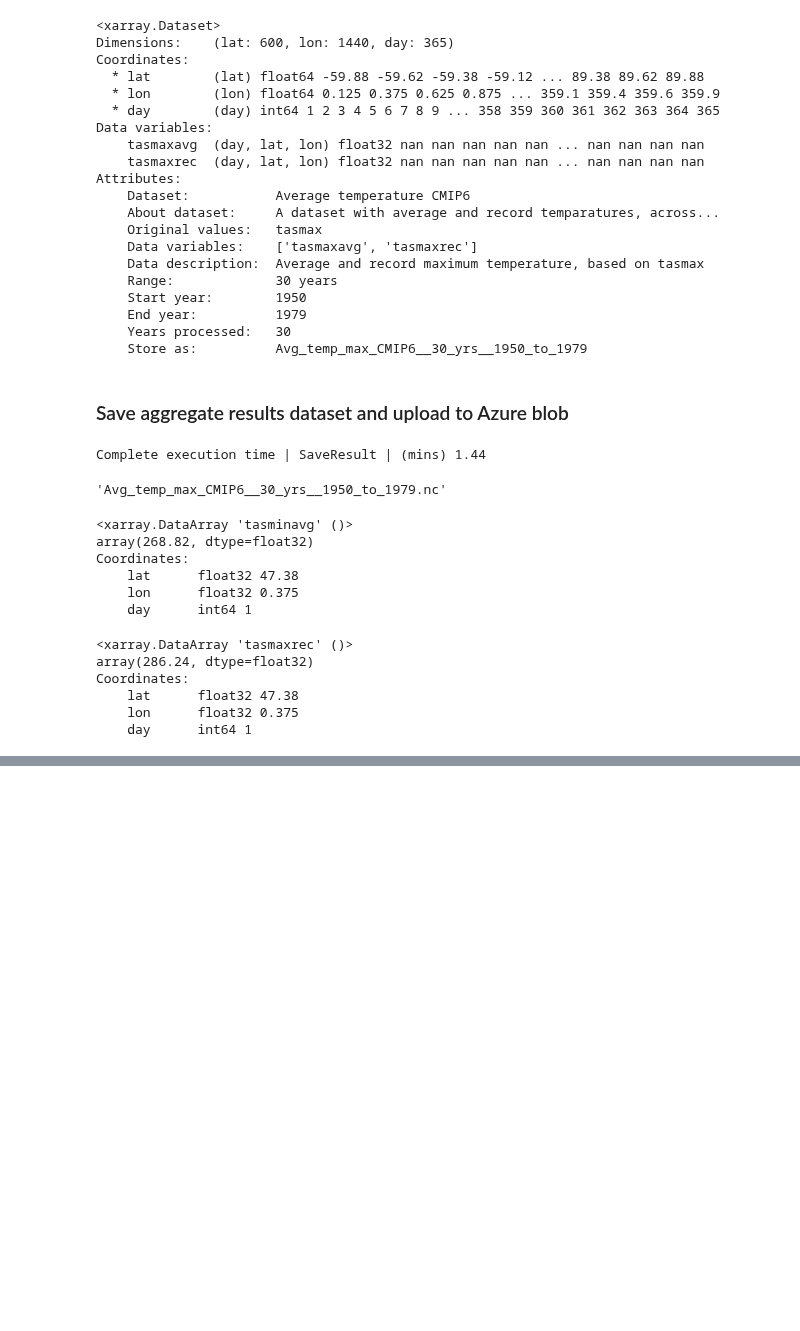
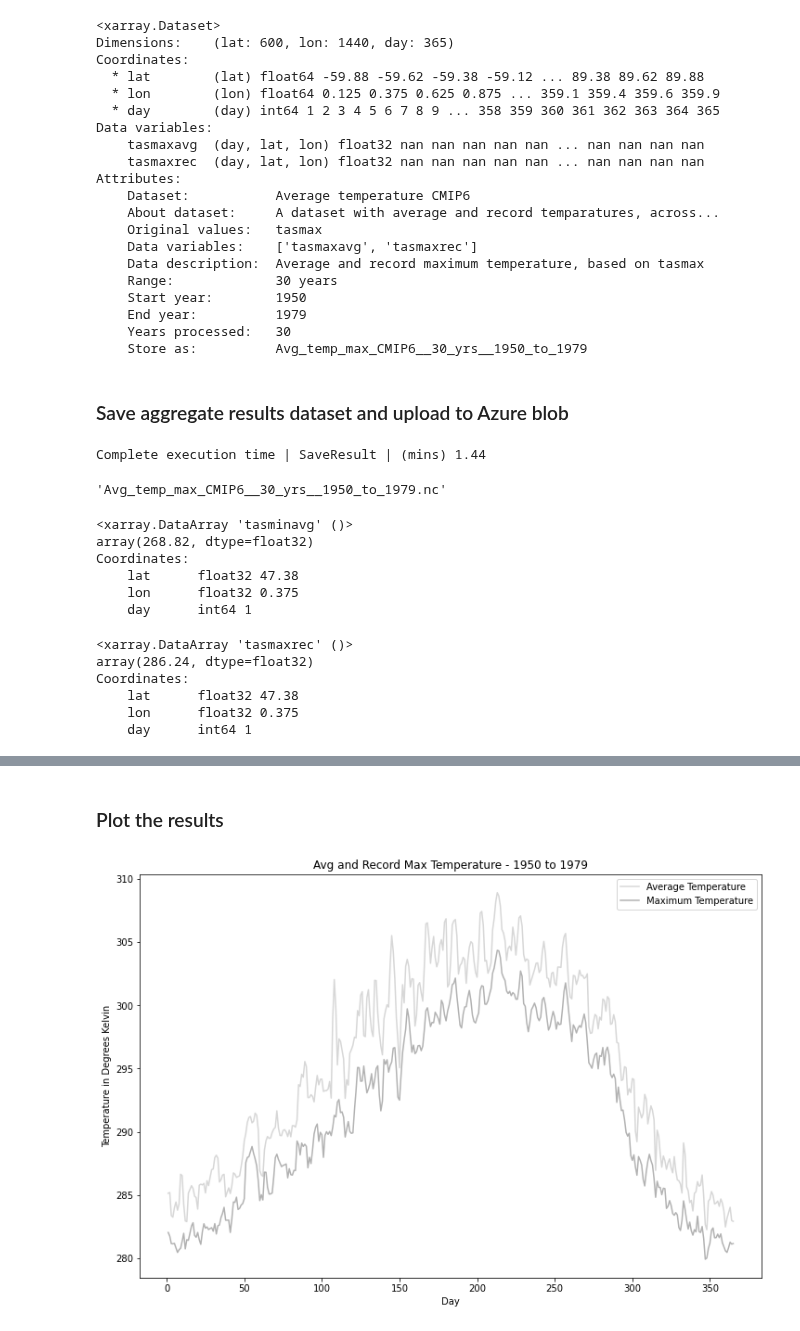
Before and after one commit to KorayKinik/heat-extremes-CMIP6, a Jupyter notebook: Ravi/AvgTemp_FullGrid.ipynb, the cells around one changed output, grey strips where cells are left out. Drawn from its saved outputs; the diff is of its cells as text; code cells hidden in the pictures; blank space fills up the shorter version.

Commit message:
Refactored code. Simple, Interactive function to Generate Average temp by years

```diff
--- a/Ravi/AvgTemp_FullGrid.ipynb
+++ b/Ravi/AvgTemp_FullGrid.ipynb
@@ -517,7 +522,7 @@ def AggregateAverageForRange(start_year, end_year, cmip=6, result_type='max'
     # validations
     if not (isinstance(start_year, int) and isinstance(end_year, int) and (end_year > start_year)):
         print('Validation Error: start_year and end_year should be integers; end year should be greater than start year.')
-    elif not isinstance((n_years)%10, int):
+    elif not (n_years)%10 == 0:
         print('Validation Error: The total range (end year - start year)+1 should be a multiple of 10.')
     else:
         validations_passed = True
@@ -700,0 +732,10 @@ Coordinates:
+# %%
+# create SAS url -- for Interactive_GetAverageForRange()
+def create_sas_url(azure_url_prefix, sas_token, filename):
+    """
+    Creates the URL complete with Azure container, folder, filename + azure security access token (sas).
+    Used in Interactive_GetAverageForRange.
+    Returns: String. sas_url.
+    """
+    sas_url = os.path.join(azure_url_prefix, filename)  # add filename to the url prefix
+    return sas_url + "?" + sas_token
@@ -700,0 +761,9 @@ Coordinates:
+# %%
+# check if file available in Azure -- for Interactive_GetAverageForRange()
+def is_file_in_Azure(sas_url):
+    """
+    Checks if the specified file is in Azure. Used in Interactive_GetAverageForRange.
+    Returns: Boolean. True if file is available. Else, False
+    """
+    blob_client = BlobClient.from_blob_url(sas_url)
+    return True if blob_client.exists() else False
@@ -700,0 +971,18 @@ Coordinates:
+# %%
+start_year = 1950
+end_year = 1979
+
+# averages file in azure
+use_sas_token = 'sp=racwdl&st=2021-09-30T01:25:57Z&se=2021-10-01T01:25:57Z&spr=https&sv=2020-08-04&sr=c&sig=YBQnRKTMRODBj1gIDDMtbSAw8aEEPlbs%2BjBLRy5q8eY%3D'
+use_azure_url = 'https://precapstone.blob.core.windows.net/cmip6/averages'
+
+# cmip files - raw data from NASA site
+name_prefix = 'tasmax_day_GISS-E2-1-G_historical_r1i1p1f2_gn_'               # without the year at the end
+# url_prefix: remeber to update to tasmax or tasmin; provide without the filename
+cmip_files_url = 'https://data.nas.nasa.gov/viz/vizdata/armichae/gddp/GISS-E2-1-G/historical/r1i1p1f2/tasmax/'
+
+ret_ds = Interactive_GetAverageForRange(start_year, end_year, cmip=6, result_type='max'
+                           , azure_url_prefix=use_azure_url, sas_token=use_sas_token
+                           , cmip_files_url=cmip_files_url, cmip_file_name_prefix=name_prefix, from_azure=False
+                           , save_back_in_azure=True)
+ret_ds
@@ -700,0 +1017,6 @@ Coordinates:
+# %% [markdown]
+### Plot the results
+# %%
+plot_avg_and_record_temperatures(ret_ds, latitude=47.2, longitude=238)
+# %% [output]
+[figure, added]
```
Also changed, not shown: parts of 25 cells of this notebook.
